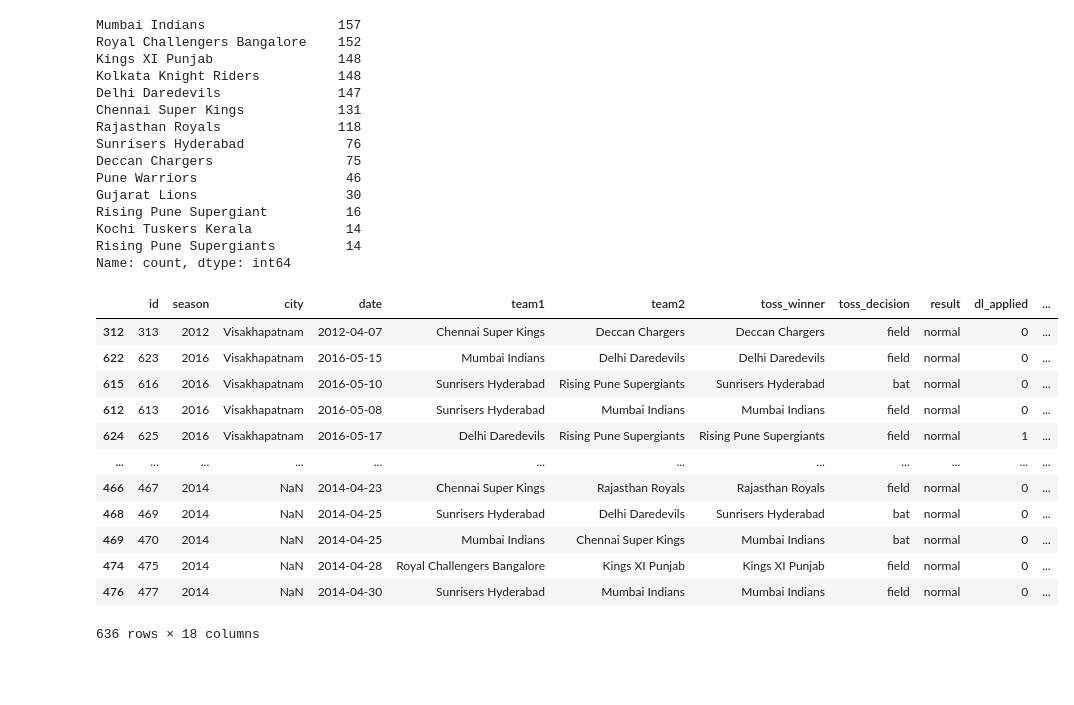
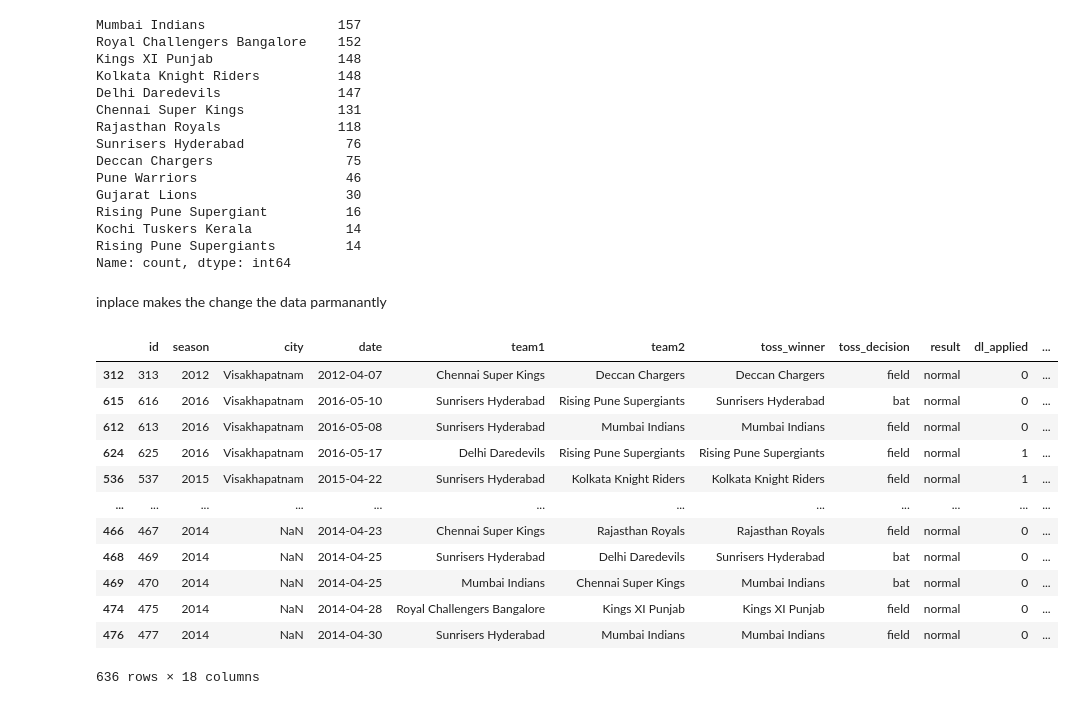
Before and after one commit to Somnath6Das/Numpy-Pandas-Python, a Jupyter notebook: O17_pandas_sort_value.ipynb, the cells around one changed output. Drawn from its saved outputs; the diff is of its cells as text; code cells hidden in the pictures; blank space fills up the shorter version.

```diff
--- a/O17_pandas_sort_value.ipynb
+++ b/O17_pandas_sort_value.ipynb
@@ -20,19 +20,23 @@ Rising Pune Supergiant          16
 Kochi Tuskers Kerala            14
 Rising Pune Supergiants         14
 Name: count, dtype: int64
+# %% [markdown]
+inplace makes the change the data parmanantly
 # %%
-data.sort_values('city', ascending=True)
+data.sort_values('city', ascending=False, inplace=True)
-# %% [output]
-|  | id | season | city | date | team1 | team2 | toss_winner | toss_decision | result | dl_applied | ... |
-| 312 | 313 | 2012 | Visakhapatnam | 2012-04-07 | Chennai Super Kings | Deccan Chargers | Deccan Chargers | field | normal | 0 | ... |
-| 622 | 623 | 2016 | Visakhapatnam | 2016-05-15 | Mumbai Indians | Delhi Daredevils | Delhi Daredevils | field | normal | 0 | ... |
-| 615 | 616 | 2016 | Visakhapatnam | 2016-05-10 | Sunrisers Hyderabad | Rising Pune Supergiants | Sunrisers Hyderabad | bat | normal | 0 | ... |
-| 612 | 613 | 2016 | Visakhapatnam | 2016-05-08 | Sunrisers Hyderabad | Mumbai Indians | Mumbai Indians | field | normal | 0 | ... |
-| 624 | 625 | 2016 | Visakhapatnam | 2016-05-17 | Delhi Daredevils | Rising Pune Supergiants | Rising Pune Supergiants | field | normal | 1 | ... |
-| ... | ... | ... | ... | ... | ... | ... | ... | ... | ... | ... | ... |
-| 466 | 467 | 2014 | NaN | 2014-04-23 | Chennai Super Kings | Rajasthan Royals | Rajasthan Royals | field | normal | 0 | ... |
-| 468 | 469 | 2014 | NaN | 2014-04-25 | Sunrisers Hyderabad | Delhi Daredevils | Sunrisers Hyderabad | bat | normal | 0 | ... |
-| 469 | 470 | 2014 | NaN | 2014-04-25 | Mumbai Indians | Chennai Super Kings | Mumbai Indians | bat | normal | 0 | ... |
-| 474 | 475 | 2014 | NaN | 2014-04-28 | Royal Challengers Bangalore | Kings XI Punjab | Kings XI Punjab | field | normal | 0 | ... |
-| 476 | 477 | 2014 | NaN | 2014-04-30 | Sunrisers Hyderabad | Mumbai Indians | Mumbai Indians | field | normal | 0 | ... |
-636 rows × 18 columns
+# %%
+data
+# %% [output]
+|  | id | season | city | date | team1 | team2 | toss_winner | toss_decision | result | dl_applied | ... |
+| 312 | 313 | 2012 | Visakhapatnam | 2012-04-07 | Chennai Super Kings | Deccan Chargers | Deccan Chargers | field | normal | 0 | ... |
+| 615 | 616 | 2016 | Visakhapatnam | 2016-05-10 | Sunrisers Hyderabad | Rising Pune Supergiants | Sunrisers Hyderabad | bat | normal | 0 | ... |
+| 612 | 613 | 2016 | Visakhapatnam | 2016-05-08 | Sunrisers Hyderabad | Mumbai Indians | Mumbai Indians | field | normal | 0 | ... |
+| 624 | 625 | 2016 | Visakhapatnam | 2016-05-17 | Delhi Daredevils | Rising Pune Supergiants | Rising Pune Supergiants | field | normal | 1 | ... |
+| 536 | 537 | 2015 | Visakhapatnam | 2015-04-22 | Sunrisers Hyderabad | Kolkata Knight Riders | Kolkata Knight Riders | field | normal | 1 | ... |
+| ... | ... | ... | ... | ... | ... | ... | ... | ... | ... | ... | ... |
+| 466 | 467 | 2014 | NaN | 2014-04-23 | Chennai Super Kings | Rajasthan Royals | Rajasthan Royals | field | normal | 0 | ... |
+| 468 | 469 | 2014 | NaN | 2014-04-25 | Sunrisers Hyderabad | Delhi Daredevils | Sunrisers Hyderabad | bat | normal | 0 | ... |
+| 469 | 470 | 2014 | NaN | 2014-04-25 | Mumbai Indians | Chennai Super Kings | Mumbai Indians | bat | normal | 0 | ... |
+| 474 | 475 | 2014 | NaN | 2014-04-28 | Royal Challengers Bangalore | Kings XI Punjab | Kings XI Punjab | field | normal | 0 | ... |
+| 476 | 477 | 2014 | NaN | 2014-04-30 | Sunrisers Hyderabad | Mumbai Indians | Mumbai Indians | field | normal | 0 | ... |
+636 rows × 18 columns
```
Also changed, not shown: parts of 1 cell of this notebook, 2 other files.
